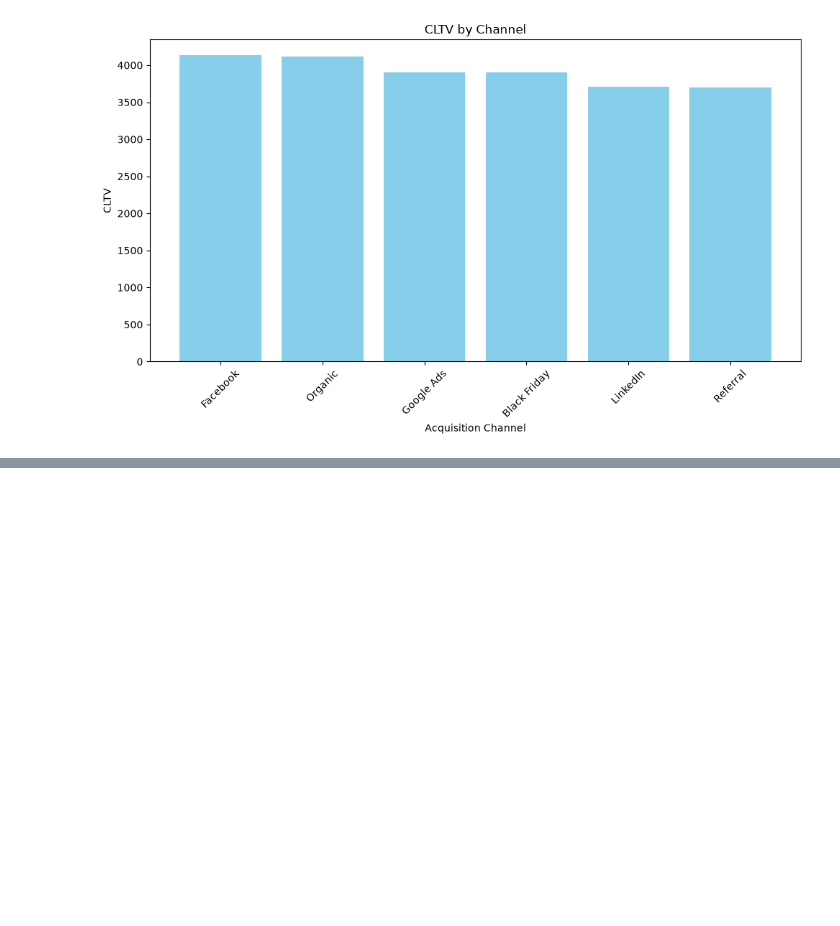
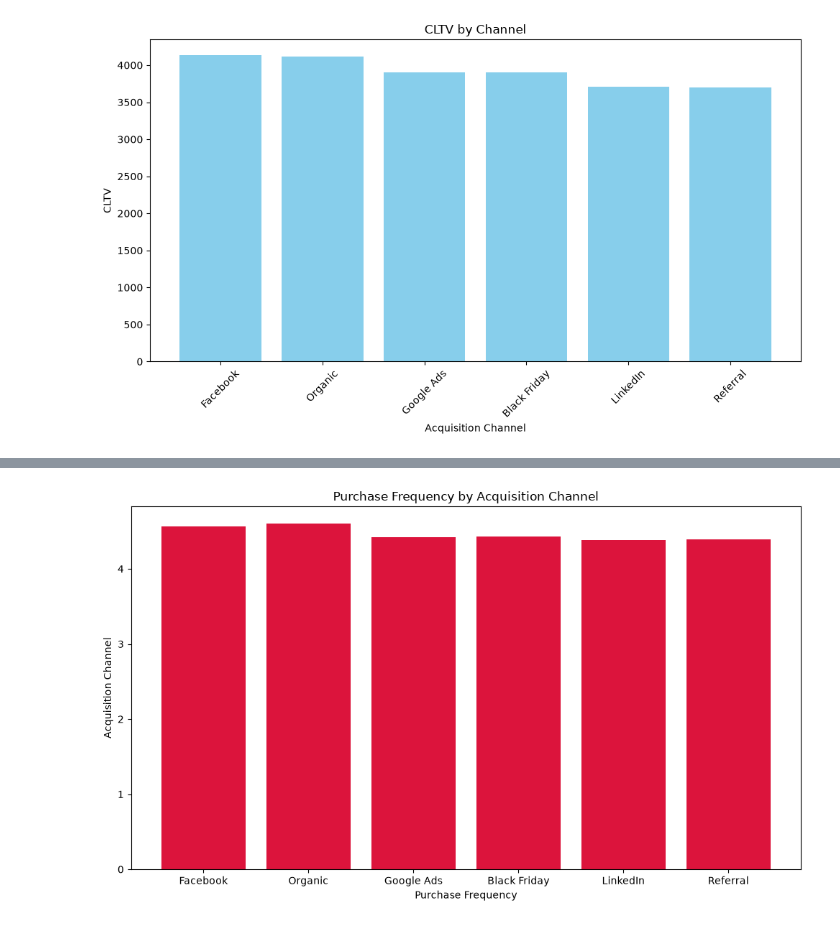
Before and after one commit to syedaswan03/e-commerce_cohort_retention, a Jupyter notebook: Week 4/Week4.ipynb, the cells around one changed output, grey strips where cells are left out. Saved outputs shown, nothing was run; the diff lists cells and outputs as text; code cells hidden in the pictures; blank space fills up the shorter version.

```diff
--- a/Week 4/Week4.ipynb
+++ b/Week 4/Week4.ipynb
@@ -64,0 +86,10 @@ plt.show()
+# %%
+plt.figure(figsize=(10,6))
+plt.bar(channel_Segment["Acquisition_channel"], channel_Segment["Purchase_frequency_Channel"], color='crimson')
+plt.title("Purchase Frequency by Acquisition Channel")
+plt.xlabel("Purchase Frequency")
+plt.ylabel("Acquisition Channel")
+plt.tight_layout()
+plt.show()
+# %% [output]
+[figure, added]
```
Also changed, not shown: parts of 9 cells of this notebook, 4 other files.
